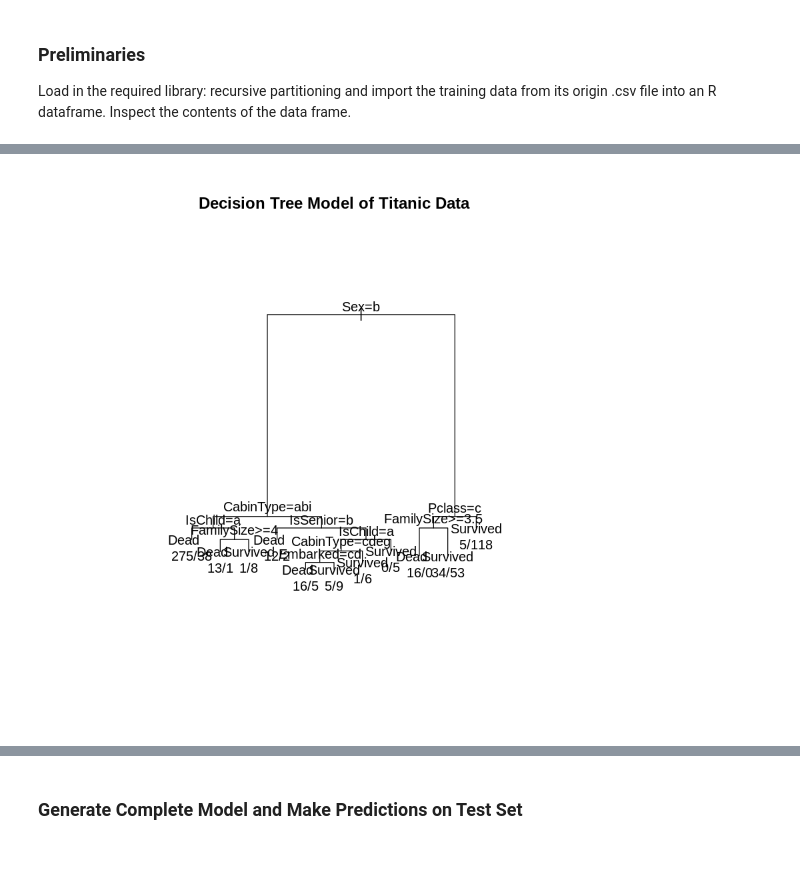
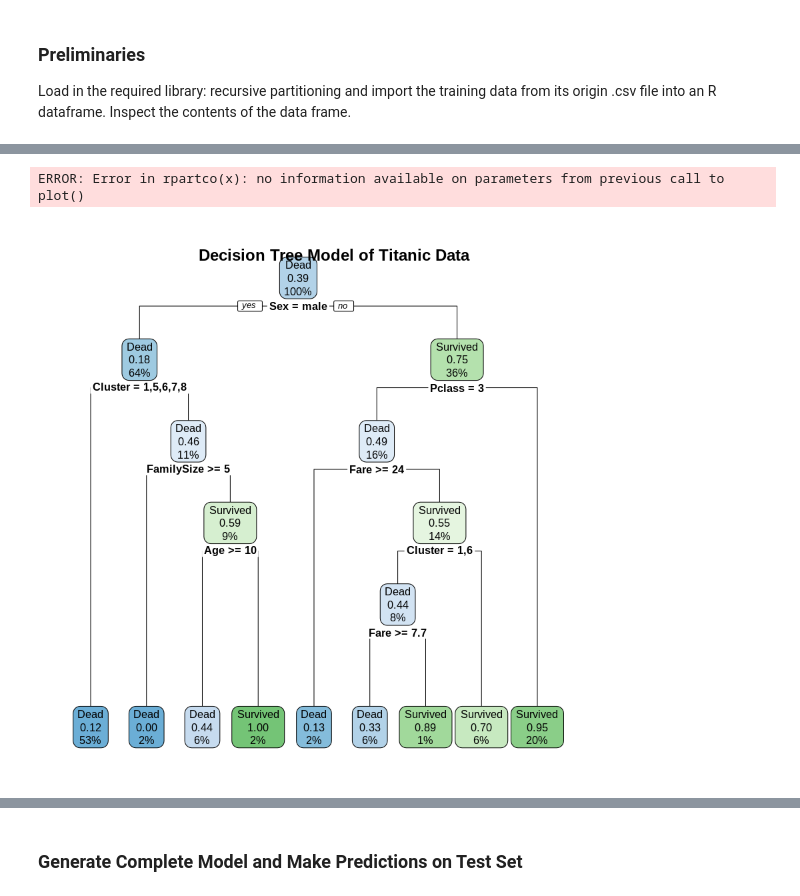
Before and after one commit to rweaton/Titanic_DSD_Capstone, a Jupyter notebook: TitanicSurvivalDecisionTree.ipynb, the cells around one changed output, grey strips where cells are left out. Cells and saved outputs as stored; diff of their text form; code cells hidden in the pictures; blank space fills up the shorter version.

```diff
--- a/TitanicSurvivalDecisionTree.ipynb
+++ b/TitanicSurvivalDecisionTree.ipynb
@@ -85,0 +453,3 @@ str(Titanic.train[,c("FamilySize", "HasFamily", "CabinType", "IsChild", "IsSenio
+# %%
+Titanic.train.forest <- randomForest(Survived ~ ., data = Titanic.train.dummy, importance=TRUE)
+varImpPlot(Titanic.train.forest)
@@ -109,8 +468,8 @@ summary(Titanic.train)
 Begin by randomly sampling training and testing subsets from this total training dataset.  We will use this to appraise the accuracy of the approach prior to incorporating the entire set of training data to build the decision tree.
 # %%
-train.index <- sample(1:nrow(Titanic.train), 0.7*nrow(Titanic.train))
-Titanic.subtrain <- Titanic.train[train.index, ]
-Titanic.subtest <- Titanic.train[-train.index, ]
+subtrain.index <- sample(1:nrow(Titanic.train), 0.7*nrow(Titanic.train), replace = FALSE)
+Titanic.subtrain <- Titanic.train[subtrain.index, ]
+Titanic.subtest <- Titanic.train[-subtrain.index, ]
 str(Titanic.subtrain)
 str(Titanic.subtest)
 # %% [output]
@@ -134,10 +493,15 @@ str(Titanic.subtest)
-# %%
-# Compute decision tree
-titanic.tree<-rpart(Survived ~ Pclass + Sex + CabinType + FamilySize +
-                    Embarked + IsChild + IsSenior,
-                    data = Titanic.subtrain,
-                    method="class", parms=list(split="gini"),
-                    control = rpart.control(minsplit = 10, minbucket = 5))
+# %%
+# Compute decision tree
+model_spec <- c('Survived', 'Sex', 'Pclass', 'Age', 'Fare', 'Embarked',
+                'FamilySize', 'Cluster')
+
+train_control <- rpart.control()
+parms_control <- list(split="gini")
+
+titanic.tree <- rpart(Survived ~ .,
+                        data = Titanic.subtrain[model_spec],
+                        method="class", parms=parms_control,
+                        control = train_control, model=TRUE)
 # %%
 as.formula(titanic.tree)
 # %% [output]
@@ -181,11 +563,13 @@ node), split, n, loss, yval, (yprob)
 # %%
 # Visualize the model
 # Plot the tree structure
-plot(titanic.tree, margin = c(0.25))
+library(rpart.plot)
+rpart.plot(titanic.tree)
 title(main = "Decision Tree Model of Titanic Data")
 text(titanic.tree, use.n = TRUE)
 # %% [output]
+ERROR: Error in rpartco(x): no information available on parameters from previous call to plot()
-[figure, old version]
+[figure, new version]
 # %%
 # Predict survival of passengers in the the Titanic.subtest dataset using the decision model
 Titanic.subtest.predictions <- predict(titanic.tree, Titanic.subtest, type="class")
```
Also changed, not shown: parts of 96 cells of this notebook.
